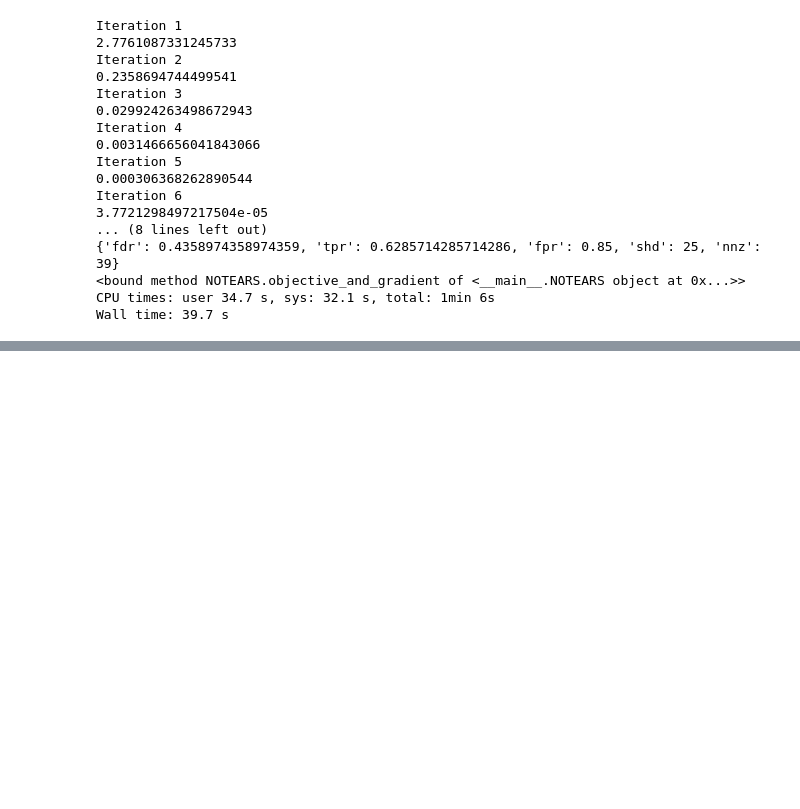
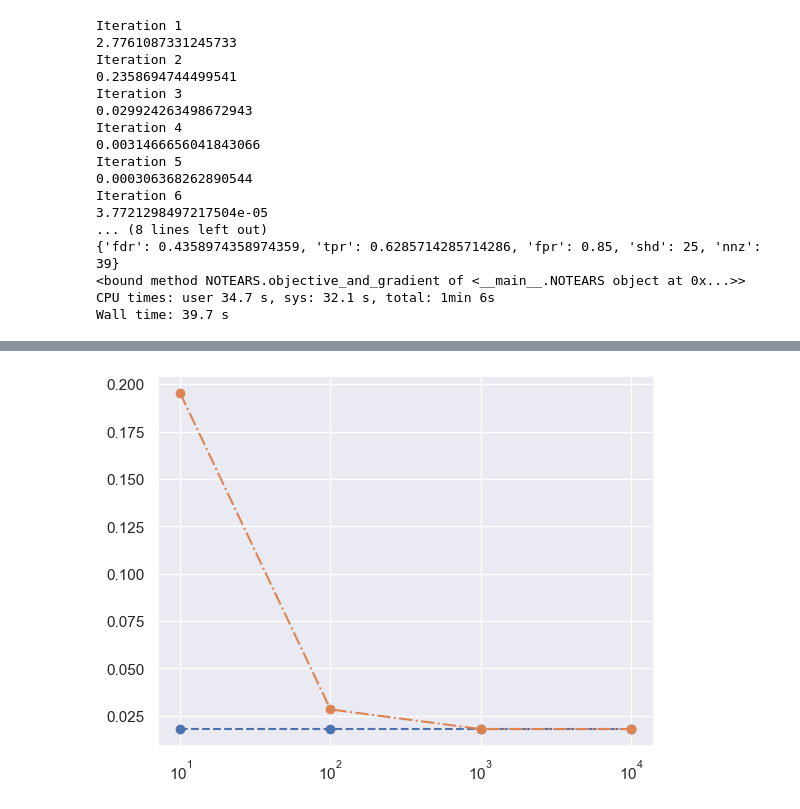
Before and after one commit to salmazainana/DAGs-optimization, a Jupyter notebook: CME307_NOTEARS_code(2).ipynb, the cells around one changed output, grey strips where cells are left out. Saved outputs shown, nothing was run; the diff lists cells and outputs as text; code cells hidden in the pictures; blank space fills up the shorter version.

```diff
--- a/CME307_NOTEARS_code(2).ipynb
+++ b/CME307_NOTEARS_code(2).ipynb
@@ -694,0 +872,10 @@ Wall time: 39.7 s
+# %%
+#sns.set()
+plt.show()
+
+
+plt.plot(itr_list, shd_original, label = 'exact', marker="o", linestyle = '--')
+plt.plot(itr_list, mt_shd, label= 'early stopping', marker="o",linestyle = '-.')
+plt.xscale('log')
+# %% [output]
+[figure, added]
```
Also changed, not shown: parts of 18 cells of this notebook.
